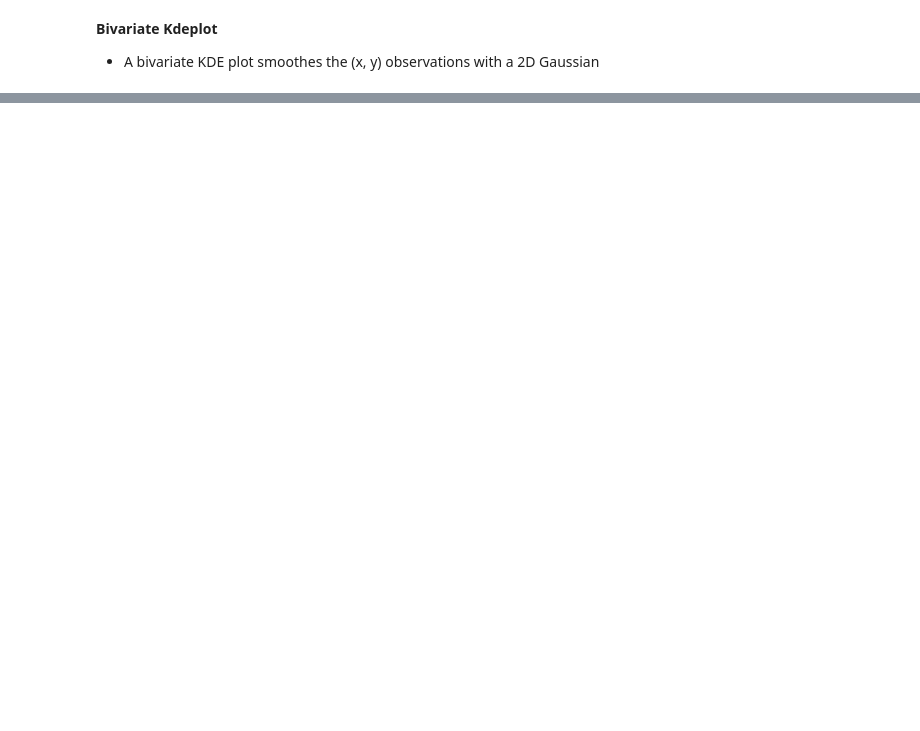
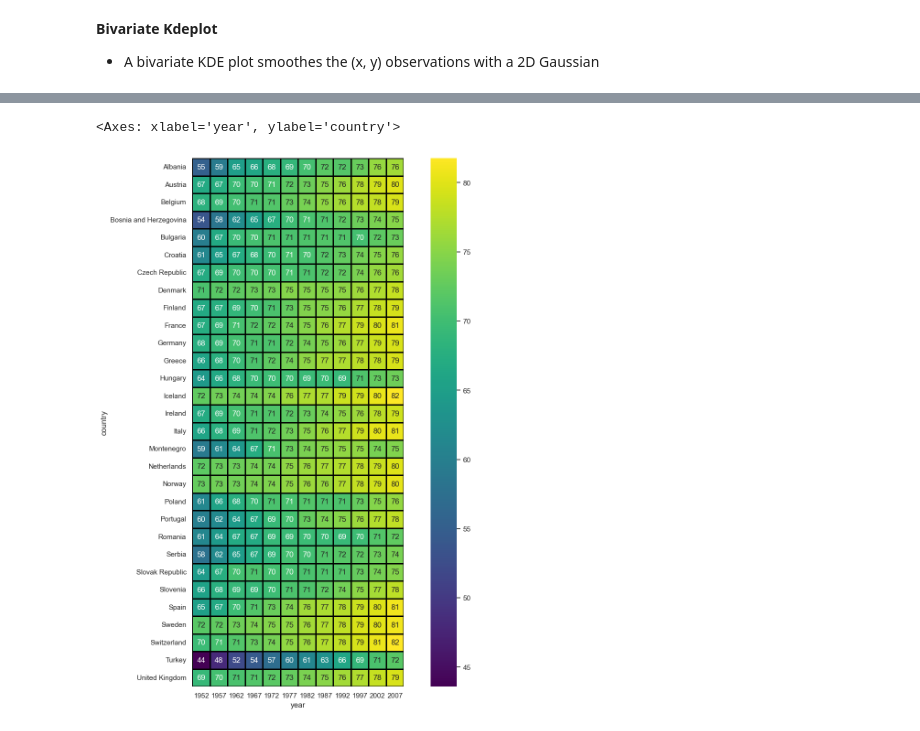
Before and after one commit to akashpagi/SEABORN-DATA-VISUALIZATION-LIBRARY-FOR-DATA-SCIENCE, a Jupyter notebook: SESSION 25 - PLOTTING USING SEABORN.ipynb, the cells around one changed output, grey strips where cells are left out. Drawn from its saved outputs; the diff is of its cells as text; code cells hidden in the pictures; blank space fills up the shorter version.

Commit message:
[ Matrix Plots - heatplot, clusterplot ]

```diff
--- a/SESSION 25 - PLOTTING USING SEABORN.ipynb
+++ b/SESSION 25 - PLOTTING USING SEABORN.ipynb
@@ -282,0 +321,11 @@ sns.kdeplot(tips, x='total_bill', y='tip', fill=True)
+# %%
+# annot, linewidth, cmap, square, linecolor parameter
+temp_df = gap[gap['continent'] == 'Europe'].pivot(index='country',
+                                                  columns='year',
+                                                  values='lifeExp')
+plt.figure(figsize=(15,15))
+sns.heatmap(temp_df, annot=True, linewidth=2, cmap='viridis',
+            square=True, linecolor='black')
+# %% [output]
+<Axes: xlabel='year', ylabel='country'>
+[figure, added]
```
Also changed, not shown: parts of 12 cells of this notebook.
